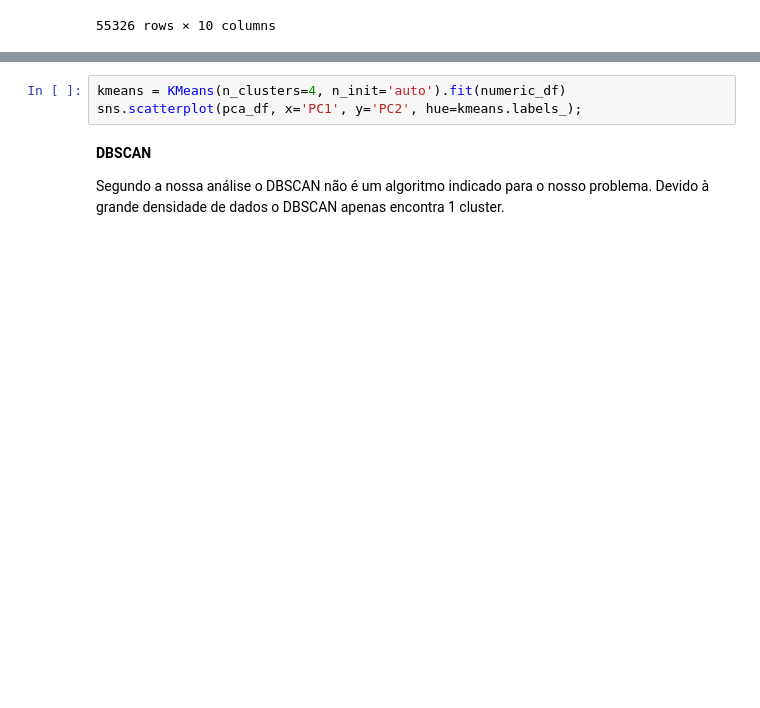
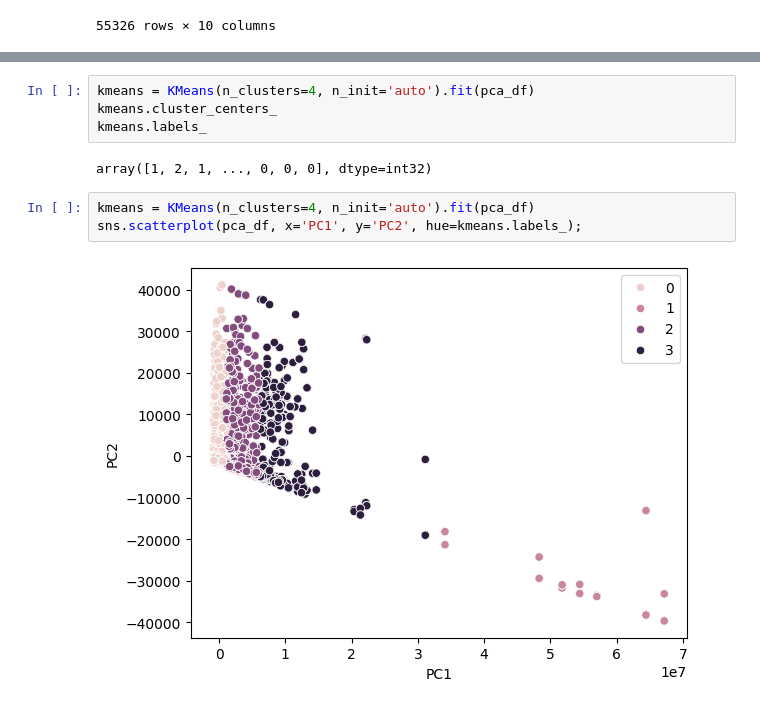
Before and after one commit to RafaelGesero/DECDProject, a Jupyter notebook: ProjetoDECD_Grupo20.ipynb, the cells around one changed output, grey strips where cells are left out. Saved outputs shown, nothing was run; the diff lists cells and outputs as text; blank space fills up the shorter version.

```diff
--- a/ProjetoDECD_Grupo20.ipynb
+++ b/ProjetoDECD_Grupo20.ipynb
@@ -652,7 +616,11 @@ kmeans.labels_
+# %%
+kmeans = KMeans(n_clusters=4, n_init='auto').fit(pca_df)
+kmeans.cluster_centers_
+kmeans.labels_
+# %% [output]
+array([1, 2, 1, ..., 0, 0, 0], dtype=int32)
 # %%
-kmeans = KMeans(n_clusters=4, n_init='auto').fit(numeric_df)
+kmeans = KMeans(n_clusters=4, n_init='auto').fit(pca_df)
 sns.scatterplot(pca_df, x='PC1', y='PC2', hue=kmeans.labels_);
+# %% [output]
+[figure, added]
-# %% [markdown]
-**DBSCAN**
-
-Segundo a nossa análise o DBSCAN não é um algoritmo indicado para o nosso problema. Devido à grande densidade de dados o DBSCAN apenas encontra 1 cluster.
```
Also changed, not shown: parts of 45 cells of this notebook.
